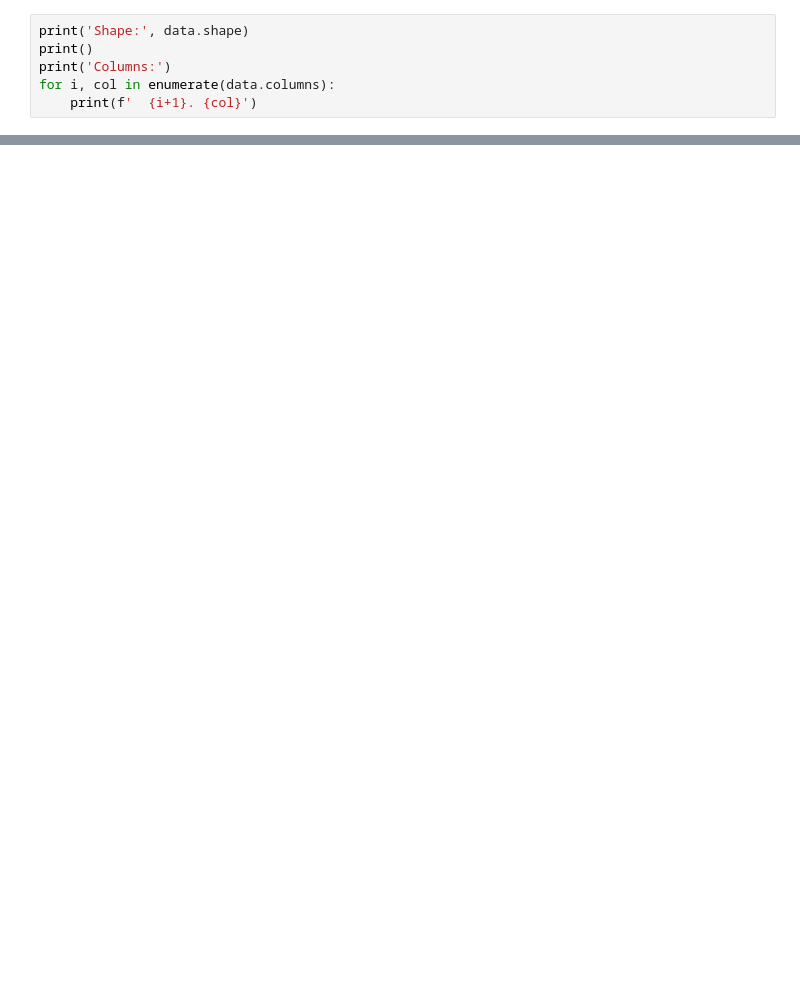
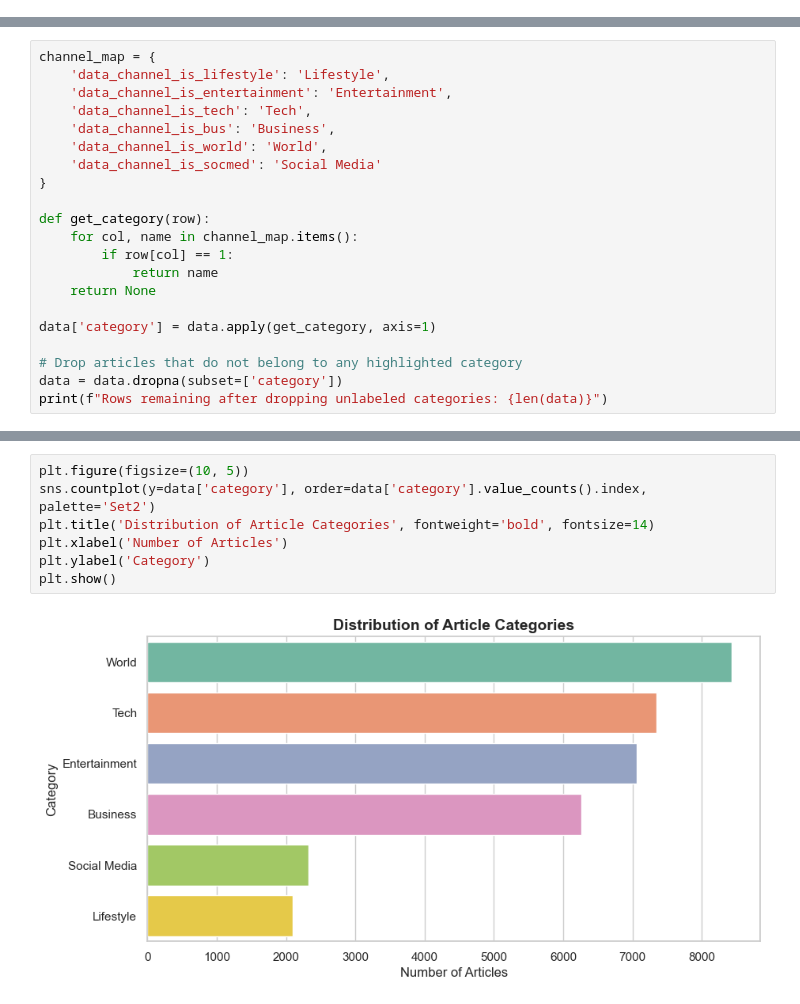
Before and after one commit to Tharoon321/News_Category_Prediction, a Jupyter notebook: news_category_prediction.ipynb, the cells around one changed output, grey strips where cells are left out. Drawn from its saved outputs; the diff is of its cells as text; blank space fills up the shorter version.

```diff
--- a/news_category_prediction.ipynb
+++ b/news_category_prediction.ipynb
@@ -62,6 +0,0 @@ data.head()
-# %%
-print('Shape:', data.shape)
-print()
-print('Columns:')
-for i, col in enumerate(data.columns):
-    print(f'  {i+1}. {col}')
@@ -497,0 +69,21 @@ Prediction Probabilities:
+# %%
+channel_map = {
+    'data_channel_is_lifestyle': 'Lifestyle',
+    'data_channel_is_entertainment': 'Entertainment',
+    'data_channel_is_tech': 'Tech',
+    'data_channel_is_bus': 'Business',
+    'data_channel_is_world': 'World',
+    'data_channel_is_socmed': 'Social Media'
+}
+
+def get_category(row):
+    for col, name in channel_map.items():
+        if row[col] == 1:
+            return name
+    return None
+
+data['category'] = data.apply(get_category, axis=1)
+
+# Drop articles that do not belong to any highlighted category
+data = data.dropna(subset=['category'])
+print(f"Rows remaining after dropping unlabeled categories: {len(data)}")
@@ -497,0 +97,9 @@ Prediction Probabilities:
+# %%
+plt.figure(figsize=(10, 5))
+sns.countplot(y=data['category'], order=data['category'].value_counts().index, palette='Set2')
+plt.title('Distribution of Article Categories', fontweight='bold', fontsize=14)
+plt.xlabel('Number of Articles')
+plt.ylabel('Category')
+plt.show()
+# %% [output]
+[figure, added]
```
Also changed, not shown: parts of 63 cells of this notebook.
